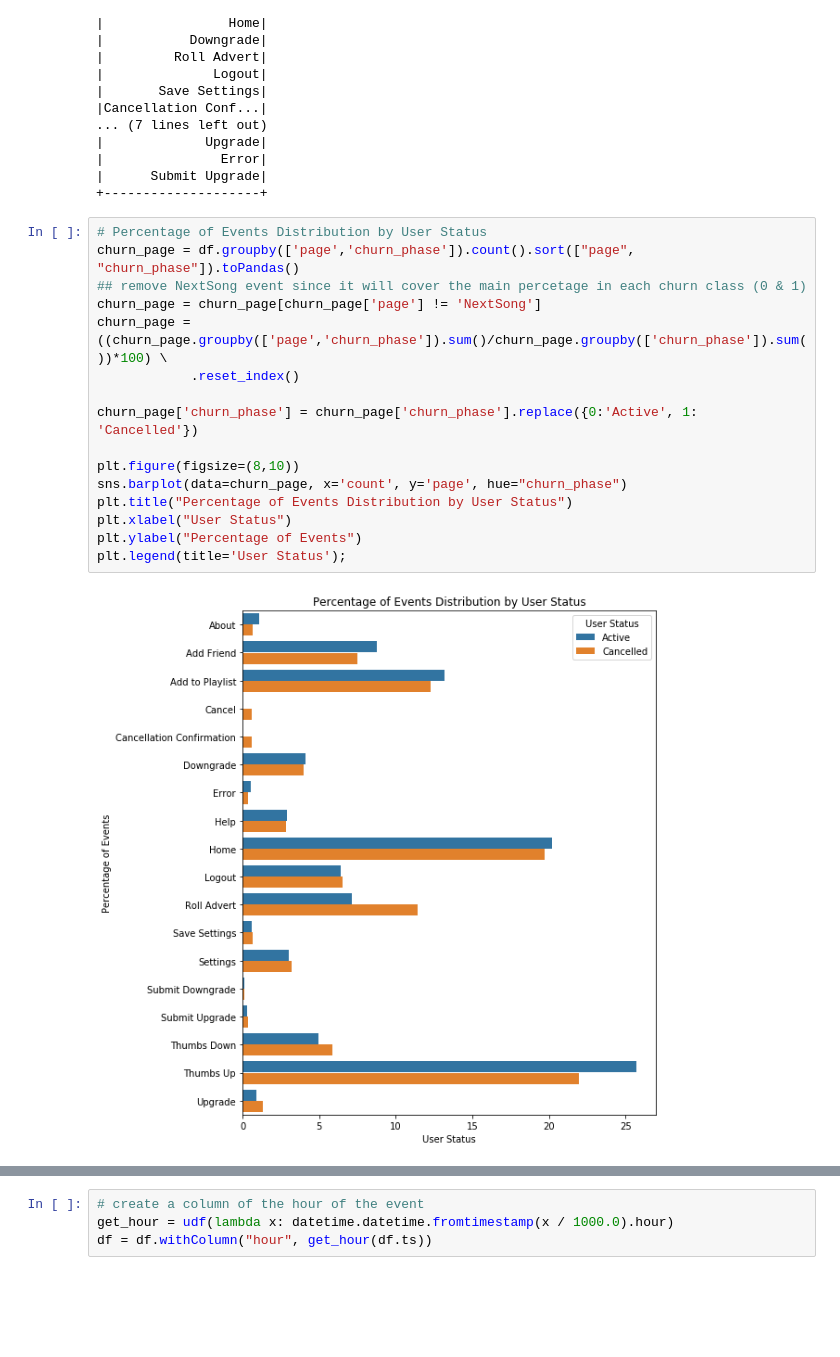
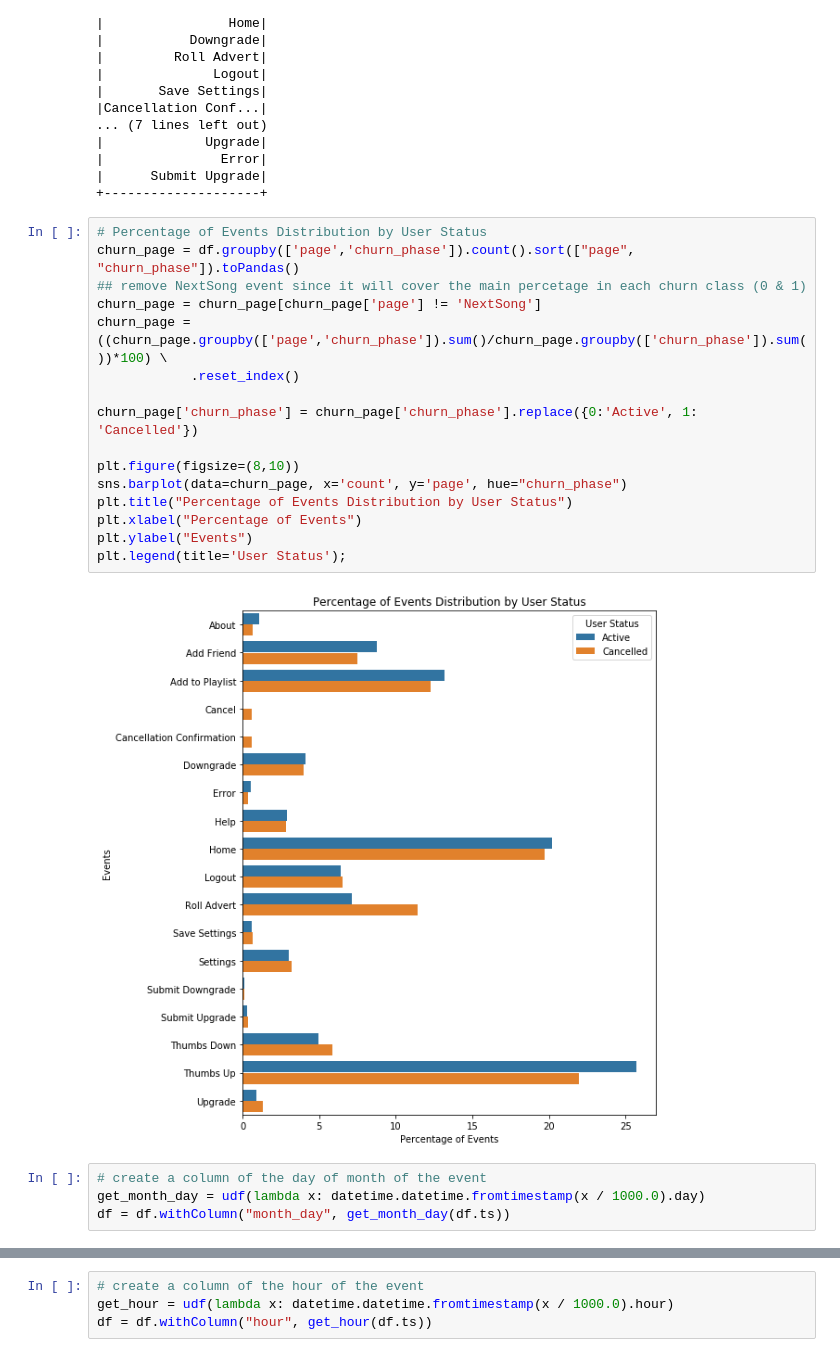
Before and after one commit to Faisal-AlDhuwayhi/Sparkify-Project, a Jupyter notebook: Sparkify.ipynb, the cells around one changed output, grey strips where cells are left out. Cells and saved outputs as stored; diff of their text form; blank space fills up the shorter version.

```diff
--- a/Sparkify.ipynb
+++ b/Sparkify.ipynb
@@ -226,18 +226,22 @@ df.select("page").dropDuplicates().show()
 # %%
 # Percentage of Events Distribution by User Status
 churn_page = df.groupby(['page','churn_phase']).count().sort(["page", "churn_phase"]).toPandas()
 ## remove NextSong event since it will cover the main percetage in each churn class (0 & 1)
 churn_page = churn_page[churn_page['page'] != 'NextSong']
 churn_page = ((churn_page.groupby(['page','churn_phase']).sum()/churn_page.groupby(['churn_phase']).sum())*100) \
             .reset_index()
 
 churn_page['churn_phase'] = churn_page['churn_phase'].replace({0:'Active', 1: 'Cancelled'})
 
 plt.figure(figsize=(8,10))
 sns.barplot(data=churn_page, x='count', y='page', hue="churn_phase")
 plt.title("Percentage of Events Distribution by User Status")
-plt.xlabel("User Status")
-plt.ylabel("Percentage of Events")
+plt.xlabel("Percentage of Events")
+plt.ylabel("Events")
 plt.legend(title='User Status');
 # %% [output]
-[figure, old version]
+[figure, new version]
+# %%
+# create a column of the day of month of the event
+get_month_day = udf(lambda x: datetime.datetime.fromtimestamp(x / 1000.0).day)
+df = df.withColumn("month_day", get_month_day(df.ts))
```
Also changed, not shown: parts of 21 cells of this notebook.
